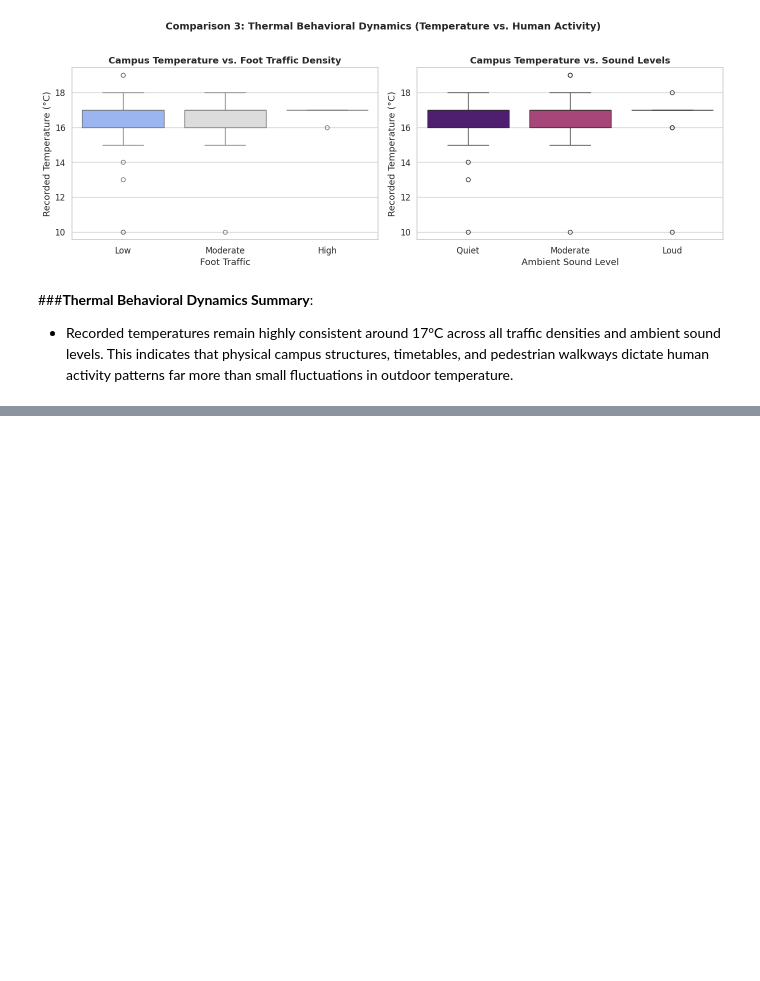
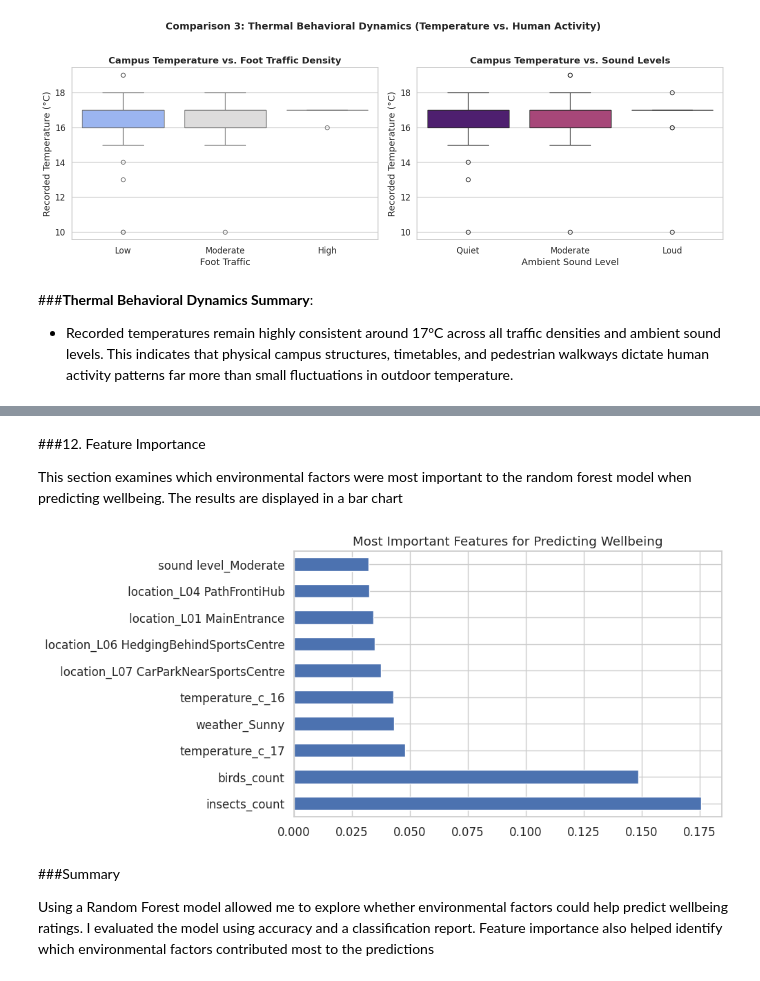
Before and after one commit to CarlosMDSN/ml-campus_data_project-python, a Jupyter notebook: CampusDatasetProject.ipynb, the cells around one changed output, grey strips where cells are left out. Drawn from its saved outputs; the diff is of its cells as text; code cells hidden in the pictures; blank space fills up the shorter version.

```diff
--- a/CampusDatasetProject.ipynb
+++ b/CampusDatasetProject.ipynb
@@ -694,0 +850,22 @@ plt.show()
+# %% [markdown]
+###12. Feature Importance
+
+This section examines which environmental factors were most important to the random forest model when predicting wellbeing. The results are displayed in a bar chart
+# %%
+# Calculate the importance of each feature
+importance = pd.Series(
+    model.feature_importances_, index=X.columns
+).sort_values(ascending=False)
+
+# Display the ten most important features in a bar chart
+importance.head(10).plot(kind='barh', figsize=(8,5))
+
+# Add a title and display the graph
+plt.title("Most Important Features for Predicting Wellbeing")
+plt.show()
+# %% [output]
+[figure, added]
+# %% [markdown]
+###Summary
+
+Using a Random Forest model allowed me to explore whether environmental factors could help predict wellbeing ratings. I evaluated the model using accuracy and a classification report. Feature importance also helped identify which environmental factors contributed most to the predictions
```
Also changed, not shown: parts of 28 cells of this notebook.
